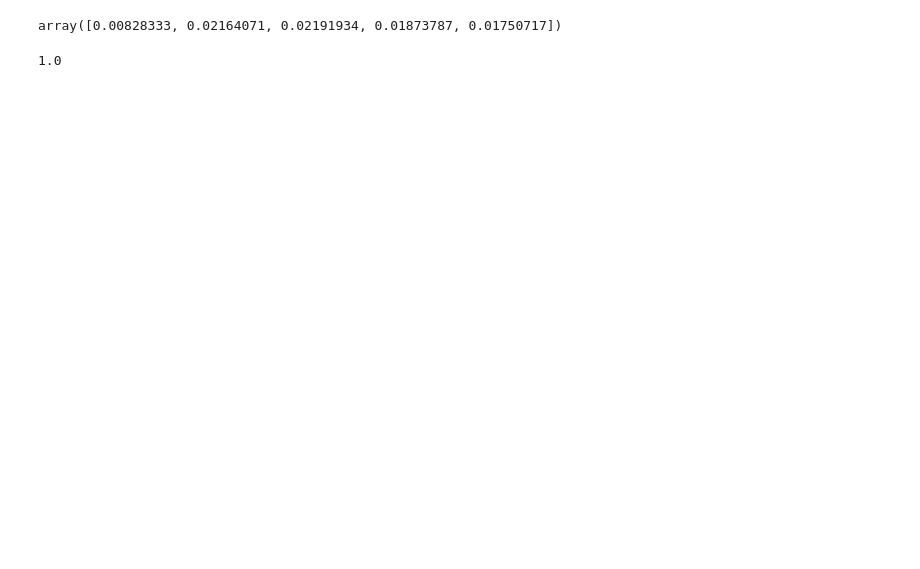
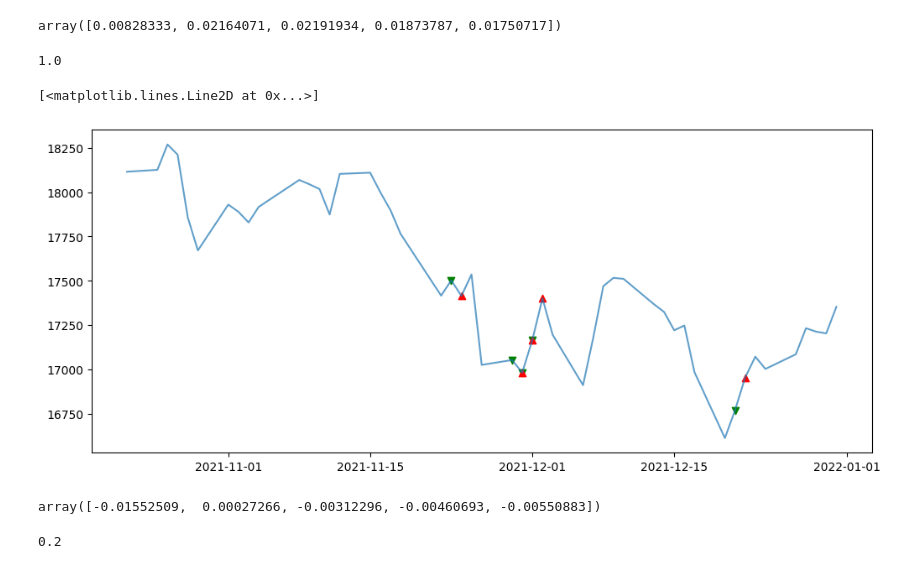
Before and after one commit to SujayVivek/TradingStrategies, a Jupyter notebook: RSITrading.ipynb, the cells around one changed output. Saved outputs shown, nothing was run; the diff lists cells and outputs as text; code cells hidden in the pictures; blank space fills up the shorter version.

Commit message:
Included The winning rate, while shorting stocks at new relevant intervals

```diff
--- a/RSITrading.ipynb
+++ b/RSITrading.ipynb
@@ -133,3 +143,28 @@ Winning_rate= len(wins)/len(Profits)
 print(Winning_rate)
 # %% [output]
 1.0
+# %%
+def get_Short_Signals(df):
+  Short_Buying_dates= []
+  Short_Selling_dates= []
+
+  for i in range(len(df)):
+    if "Yes" in df['Buy'].iloc[i]:
+      Short_Buying_dates.append(df.iloc[i+1].name)
+      for j in range (1,11):
+        if df['RSI'].iloc[i+j] <60:
+          Short_Selling_dates.append(df.iloc[i+j+1].name)
+          break;
+        elif j==10:
+          Short_Selling_dates.append(df.iloc[i+j+1].name)
+  return Short_Buying_dates, Short_Selling_dates
+# %%
+short_buy, short_sell = get_Short_Signals(df)
+# %%
+plt.figure(figsize=(12,5))
+plt.scatter(df.loc[short_buy].index, df.loc[short_buy]['Adj Close'], marker = 'v', c='g')
+plt.scatter(df.loc[short_sell].index, df.loc[short_sell]['Adj Close'], marker = '^', c='r')
+plt.plot(df['Adj Close'], alpha=0.7)
+# %% [output]
+[<matplotlib.lines.Line2D at 0x...>]
+[figure, added]
@@ -135,0 +173,11 @@ print(Winning_rate)
+# %%
+Profits_while_shorting
+# %% [output]
+array([-0.01552509,  0.00027266, -0.00312296, -0.00460693, -0.00550883])
+# %%
+Short_wins= [i for i in Profits_while_shorting if i>0]
+
+Short_Winning_rate= len(Short_wins)/len(Profits_while_shorting)
+print(Short_Winning_rate)
+# %% [output]
+0.2
```
Also changed, not shown: parts of 3 cells of this notebook.
